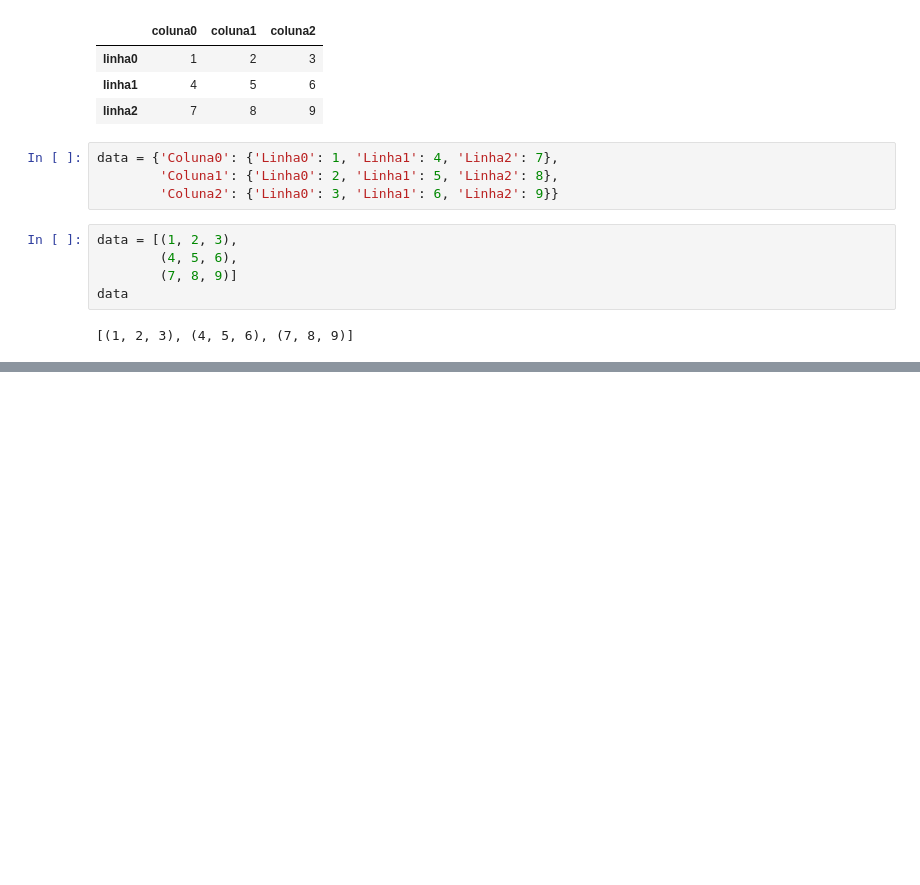
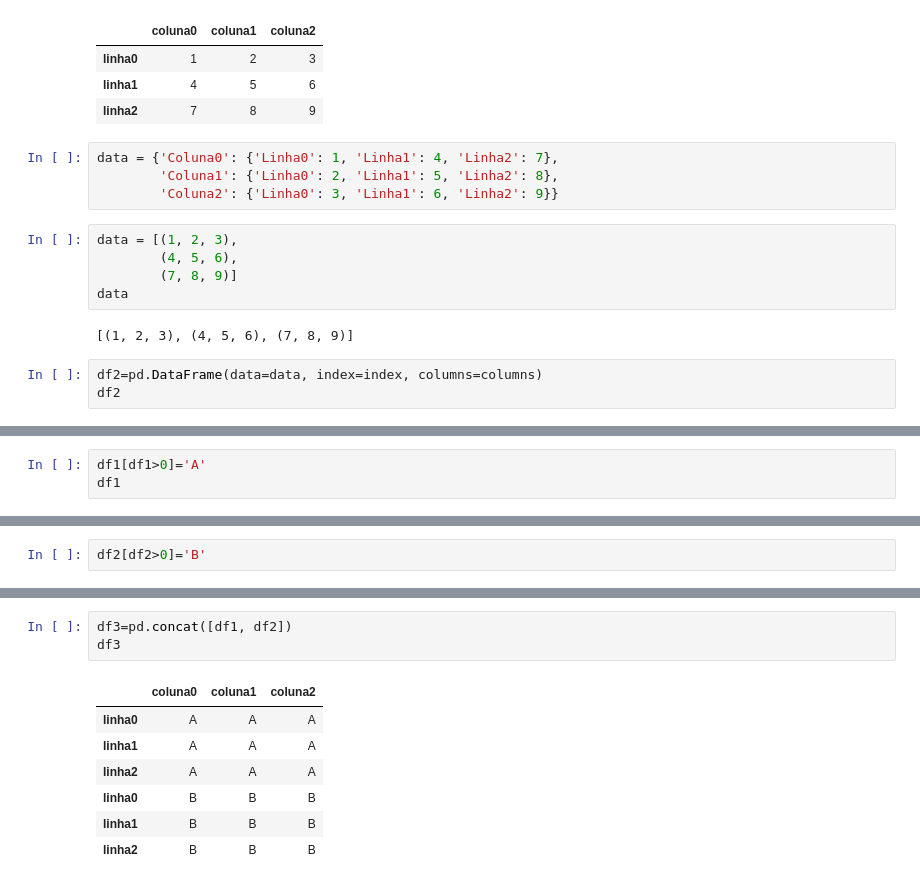
Before and after one commit to CarlosMassarelli/CarlosMassarelli, a Jupyter notebook: Python_Pandas.ipynb, the cells around one changed output, grey strips where cells are left out. Saved outputs shown, nothing was run; the diff lists cells and outputs as text; blank space fills up the shorter version.

```diff
--- a/Python_Pandas.ipynb
+++ b/Python_Pandas.ipynb
@@ -113,3 +113,6 @@ data = [(1, 2, 3),
 data
 # %% [output]
 [(1, 2, 3), (4, 5, 6), (7, 8, 9)]
+# %%
+df2=pd.DataFrame(data=data, index=index, columns=columns)
+df2
@@ -115,0 +124,3 @@ data
+# %%
+df1[df1>0]='A'
+df1
@@ -115,0 +132,2 @@ data
+# %%
+df2[df2>0]='B'
@@ -115,0 +141,11 @@ data
+# %%
+df3=pd.concat([df1, df2])
+df3
+# %% [output]
+|  | coluna0 | coluna1 | coluna2 |
+| linha0 | A | A | A |
+| linha1 | A | A | A |
+| linha2 | A | A | A |
+| linha0 | B | B | B |
+| linha1 | B | B | B |
+| linha2 | B | B | B |
```
Also changed, not shown: parts of 3 cells of this notebook.
